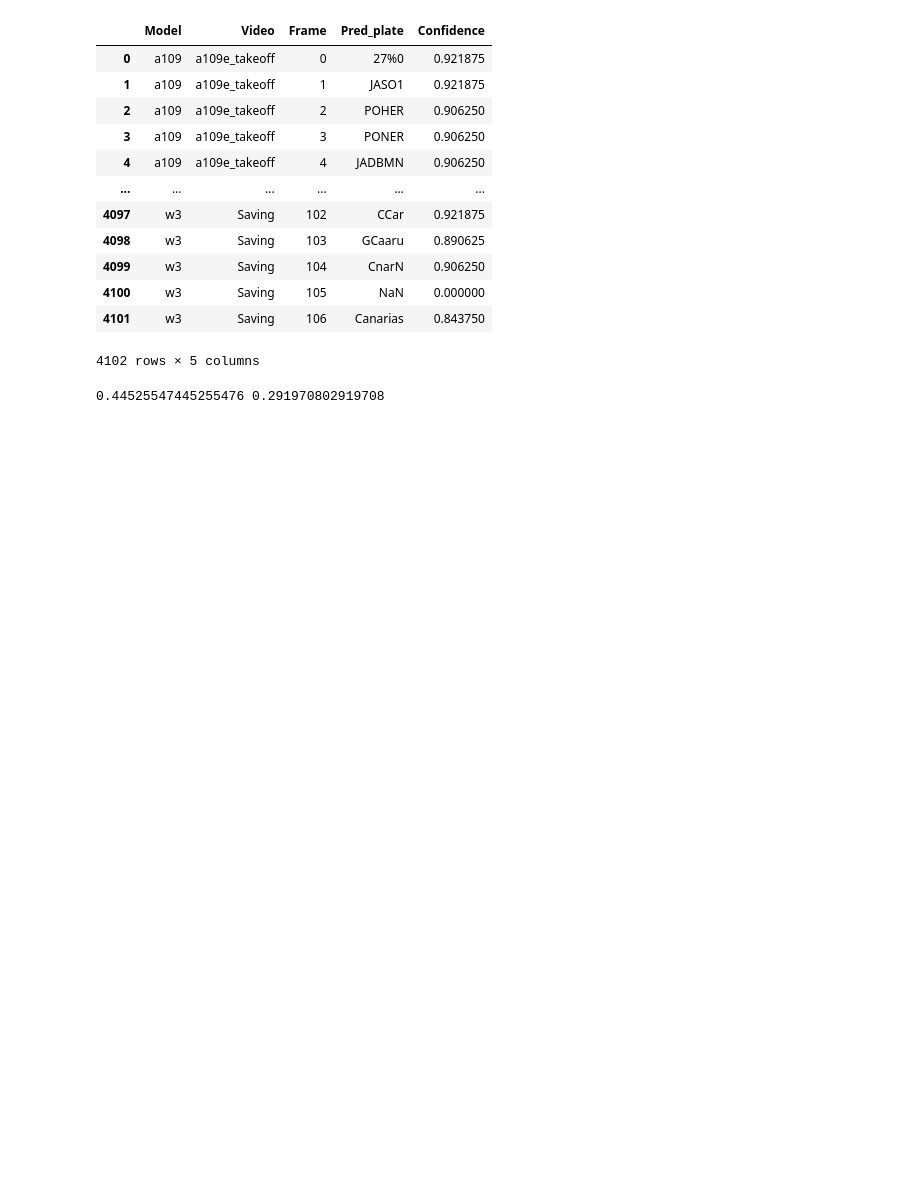
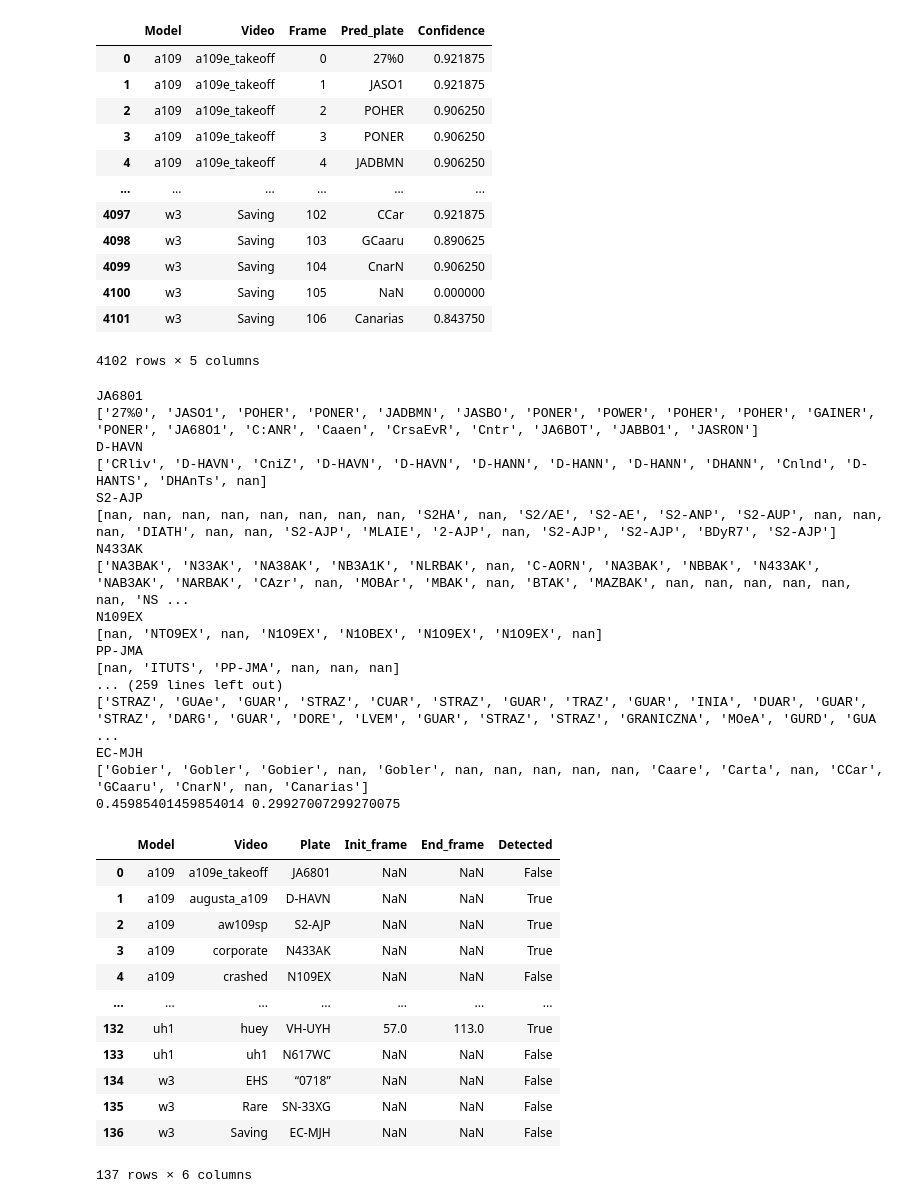
Before and after one commit to megaelius/FOTS.pytorch-1, a Jupyter notebook: results_analysis.ipynb, the cells around one changed output. Saved outputs shown, nothing was run; the diff lists cells and outputs as text; code cells hidden in the pictures; blank space fills up the shorter version.

Commit message:
small changes in plate assingment

```diff
--- a/results_analysis.ipynb
+++ b/results_analysis.ipynb
@@ -39,20 +39,58 @@ results
 # %%
 n = GT_plates.shape[0]
 plates_found = 0
 plates_found_by_voting = 0
+detected = []
 for i,row in GT_plates.iterrows():
     #Get plates recognized in that video
     preds = results.loc[(results['Model'] == row['Model']) & (results['Video'] == row['Video'])]
     #If a frame interval is defined, get only plates in that intervals
     if not isnan(row['Init_frame']):
         preds = preds[preds['Frame'].isin(range(int(row['Init_frame']),int(row['End_frame']+1)))]
     #Check if plate was found
+    print(row['Plate'])
+    print(list(preds['Pred_plate']))
     if row['Plate'] in list(preds['Pred_plate']) or str(row['Plate']).replace('-','') in list(preds['Pred_plate']):
         plates_found+=1
+        detected+=[True]
+    else:
+        detected+=[False]
     if len(preds['Pred_plate'].mode()):
         democracy_plate = preds['Pred_plate'].mode()[0]
         if democracy_plate == row['Plate']:
             plates_found_by_voting+=1
+GT_plates['Detected'] = detected
+GT_plates.to_excel("PlatesLateral.ods", engine="odf",index=False)
 print(plates_found/n,plates_found_by_voting/n)
+GT_plates
 # %% [output]
-0.44525547445255476 0.291970802919708
+JA6801
+['27%0', 'JASO1', 'POHER', 'PONER', 'JADBMN', 'JASBO', 'PONER', 'POWER', 'POHER', 'POHER', 'GAINER', 'PONER', 'JA68O1', 'C:ANR', 'Caaen', 'CrsaEvR', 'Cntr', 'JA6BOT', 'JABBO1', 'JASRON']
+D-HAVN
+['CRliv', 'D-HAVN', 'CniZ', 'D-HAVN', 'D-HAVN', 'D-HANN', 'D-HANN', 'D-HANN', 'DHANN', 'Cnlnd', 'D-HANTS', 'DHAnTs', nan]
+S2-AJP
+[nan, nan, nan, nan, nan, nan, nan, nan, 'S2HA', nan, 'S2/AE', 'S2-AE', 'S2-ANP', 'S2-AUP', nan, nan, nan, 'DIATH', nan, nan, 'S2-AJP', 'MLAIE', '2-AJP', nan, 'S2-AJP', 'S2-AJP', 'BDyR7', 'S2-AJP']
+N433AK
+['NA3BAK', 'N33AK', 'NA38AK', 'NB3A1K', 'NLRBAK', nan, 'C-AORN', 'NA3BAK', 'NBBAK', 'N433AK', 'NAB3AK', 'NARBAK', 'CAzr', nan, 'MOBAr', 'MBAK', nan, 'BTAK', 'MAZBAK', nan, nan, nan, nan, nan, nan, 'NS ...
+N109EX
+[nan, 'NTO9EX', nan, 'N1O9EX', 'N1OBEX', 'N1O9EX', 'N1O9EX', nan]
+PP-JMA
+[nan, 'ITUTS', 'PP-JMA', nan, nan, nan]
+... (259 lines left out)
+['STRAZ', 'GUAe', 'GUAR', 'STRAZ', 'CUAR', 'STRAZ', 'GUAR', 'TRAZ', 'GUAR', 'INIA', 'DUAR', 'GUAR', 'STRAZ', 'DARG', 'GUAR', 'DORE', 'LVEM', 'GUAR', 'STRAZ', 'STRAZ', 'GRANICZNA', 'MOeA', 'GURD', 'GUA ...
+EC-MJH
+['Gobier', 'Gobler', 'Gobier', nan, 'Gobler', nan, nan, nan, nan, nan, 'Caare', 'Carta', nan, 'CCar', 'GCaaru', 'CnarN', nan, 'Canarias']
+0.45985401459854014 0.29927007299270075
+|  | Model | Video | Plate | Init_frame | End_frame | Detected |
+| 0 | a109 | a109e_takeoff | JA6801 | NaN | NaN | False |
+| 1 | a109 | augusta_a109 | D-HAVN | NaN | NaN | True |
+| 2 | a109 | aw109sp | S2-AJP | NaN | NaN | True |
+| 3 | a109 | corporate | N433AK | NaN | NaN | True |
+| 4 | a109 | crashed | N109EX | NaN | NaN | False |
+| ... | ... | ... | ... | ... | ... | ... |
+| 132 | uh1 | huey | VH-UYH | 57.0 | 113.0 | True |
+| 133 | uh1 | uh1 | N617WC | NaN | NaN | False |
+| 134 | w3 | EHS | “0718” | NaN | NaN | False |
+| 135 | w3 | Rare | SN-33XG | NaN | NaN | False |
+| 136 | w3 | Saving | EC-MJH | NaN | NaN | False |
+137 rows × 6 columns
```
Also changed, not shown: parts of 1 cell of this notebook, 2 other files.
